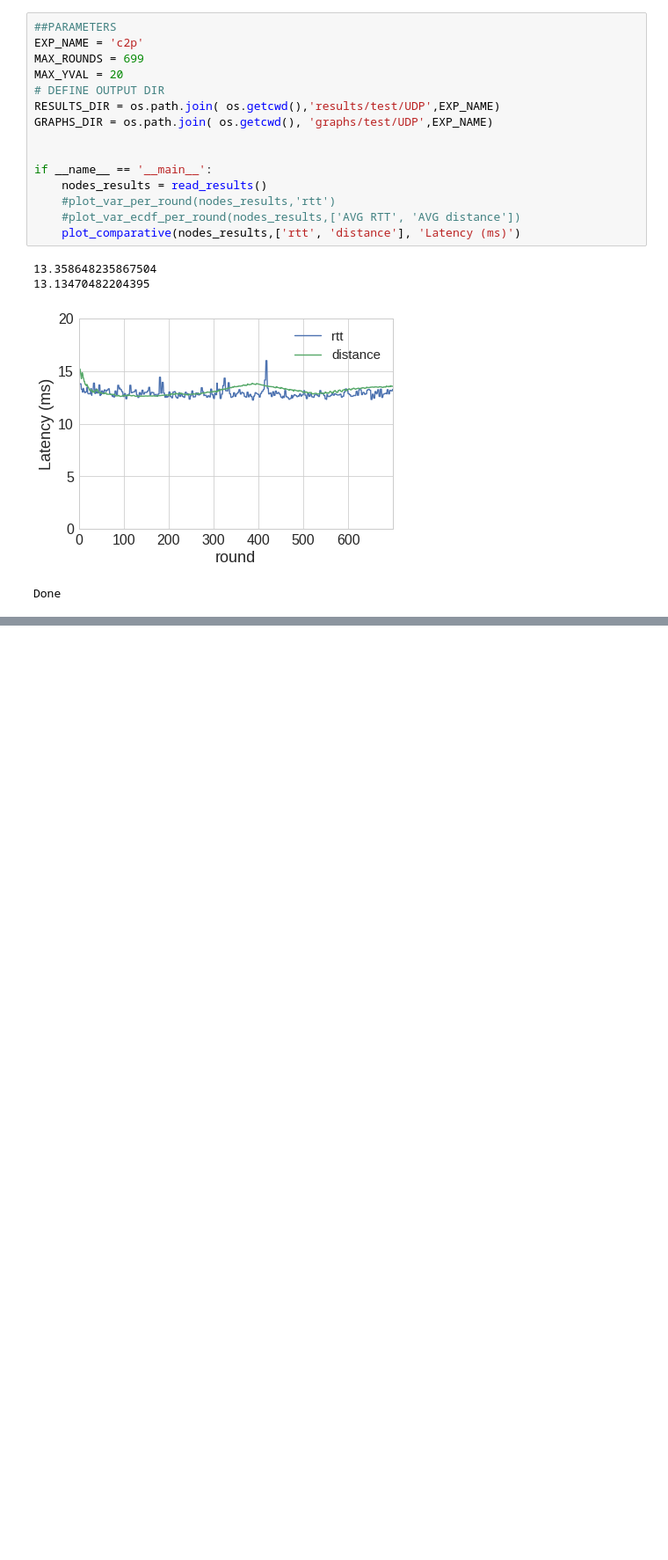
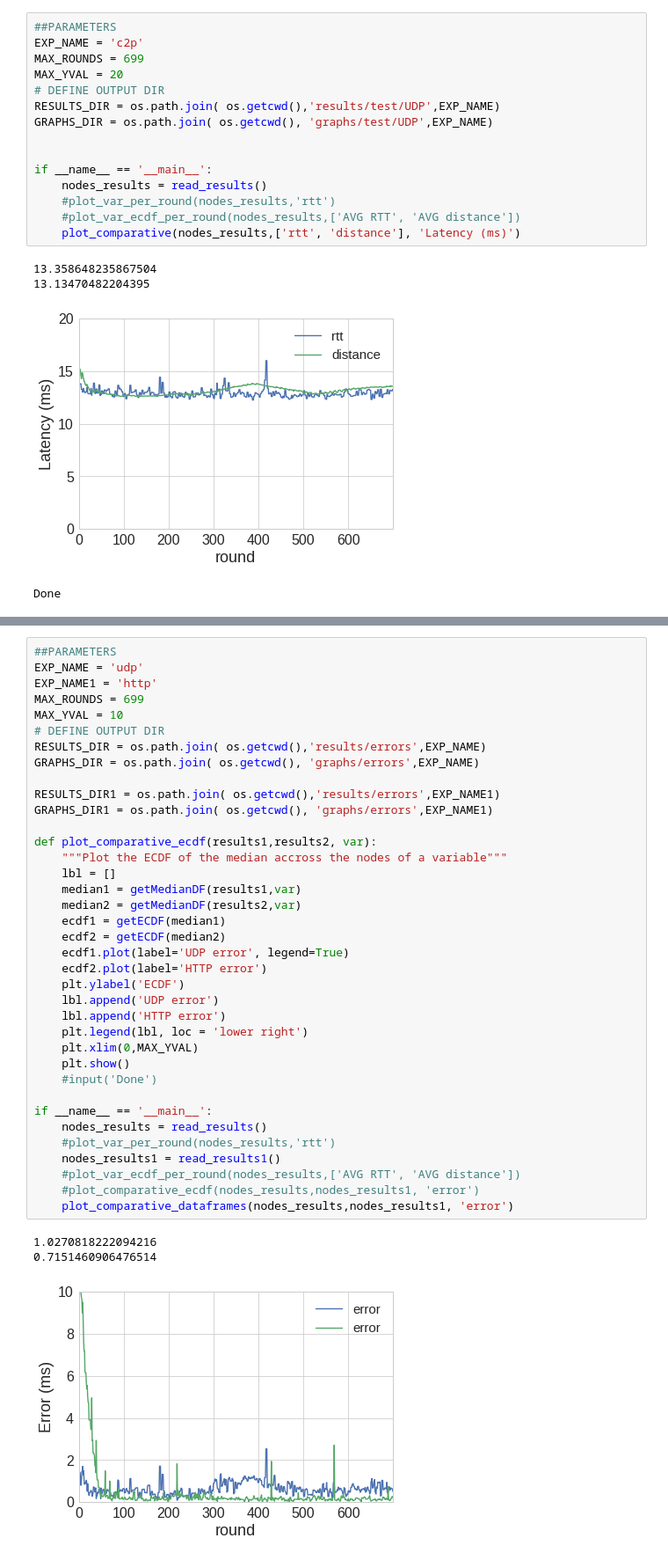
Before and after one commit to emmdim/Khulan_plots, a Jupyter notebook: test.ipynb, the cells around one changed output, grey strips where cells are left out. Shown at 88% size. Cells and saved outputs as stored; diff of their text form; blank space fills up the shorter version.

```diff
--- a/test.ipynb
+++ b/test.ipynb
@@ -250,0 +274,41 @@ if __name__ == '__main__':
+# %%
+##PARAMETERS
+EXP_NAME = 'udp'
+EXP_NAME1 = 'http'
+MAX_ROUNDS = 699
+MAX_YVAL = 10
+# DEFINE OUTPUT DIR
+RESULTS_DIR = os.path.join( os.getcwd(),'results/errors',EXP_NAME)
+GRAPHS_DIR = os.path.join( os.getcwd(), 'graphs/errors',EXP_NAME)
+
+RESULTS_DIR1 = os.path.join( os.getcwd(),'results/errors',EXP_NAME1)
+GRAPHS_DIR1 = os.path.join( os.getcwd(), 'graphs/errors',EXP_NAME1)
+
+def plot_comparative_ecdf(results1,results2, var):
+	"""Plot the ECDF of the median accross the nodes of a variable"""
+	lbl = []
+	median1 = getMedianDF(results1,var)
+	median2 = getMedianDF(results2,var)
+	ecdf1 = getECDF(median1)
+	ecdf2 = getECDF(median2)
+	ecdf1.plot(label='UDP error', legend=True)
+	ecdf2.plot(label='HTTP error')
+	plt.ylabel('ECDF')
+	lbl.append('UDP error')
+	lbl.append('HTTP error')
+	plt.legend(lbl, loc = 'lower right')
+	plt.xlim(0,MAX_YVAL)
+	plt.show()
+	#input('Done')
+
+if __name__ == '__main__':
+	nodes_results = read_results()
+	#plot_var_per_round(nodes_results,'rtt')
+	nodes_results1 = read_results1()
+	#plot_var_ecdf_per_round(nodes_results,['AVG RTT', 'AVG distance'])
+	#plot_comparative_ecdf(nodes_results,nodes_results1, 'error')
+	plot_comparative_dataframes(nodes_results,nodes_results1, 'error')
+# %% [output]
+1.0270818222094216
+0.7151460906476514
+[figure, added]
```
Also changed, not shown: parts of 5 cells of this notebook.
